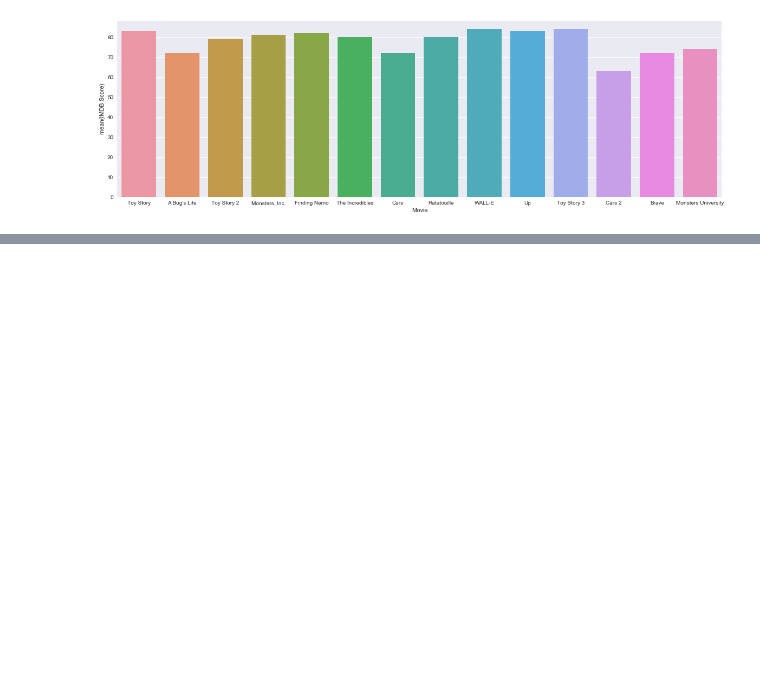
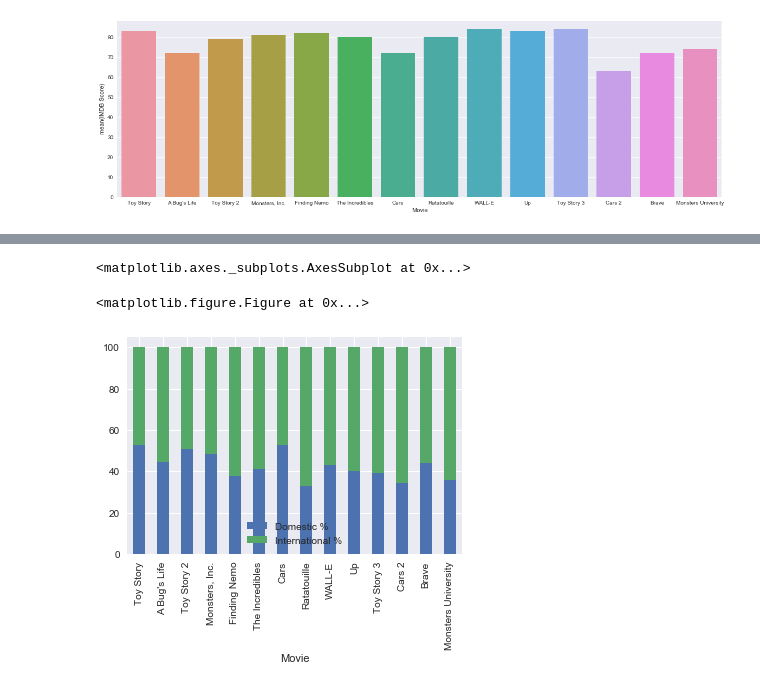
Before and after one commit to abhi0987/data_analysis_py, a Jupyter notebook: Pixar_movie_review_analysis/pixar_movie_review_analysis.ipynb, the cells around one changed output, grey strips where cells are left out. Drawn from its saved outputs; the diff is of its cells as text; code cells hidden in the pictures; blank space fills up the shorter version.

```diff
--- a/Pixar_movie_review_analysis/pixar_movie_review_analysis.ipynb
+++ b/Pixar_movie_review_analysis/pixar_movie_review_analysis.ipynb
@@ -115,0 +129,8 @@ sn.barplot(x='Movie',y='IMDB Score',data=pixar_df)
+# %%
+plt.figure(figsize=(20, 6))
+revnue_properties = pixar_df[['Movie','Domestic %','International %']]
+revnue_properties.plot(x='Movie', kind='bar',stacked=True)
+# %% [output]
+<matplotlib.axes._subplots.AxesSubplot at 0x...>
+<matplotlib.figure.Figure at 0x...>
+[figure, added]
```
Also changed, not shown: parts of 5 cells of this notebook.
